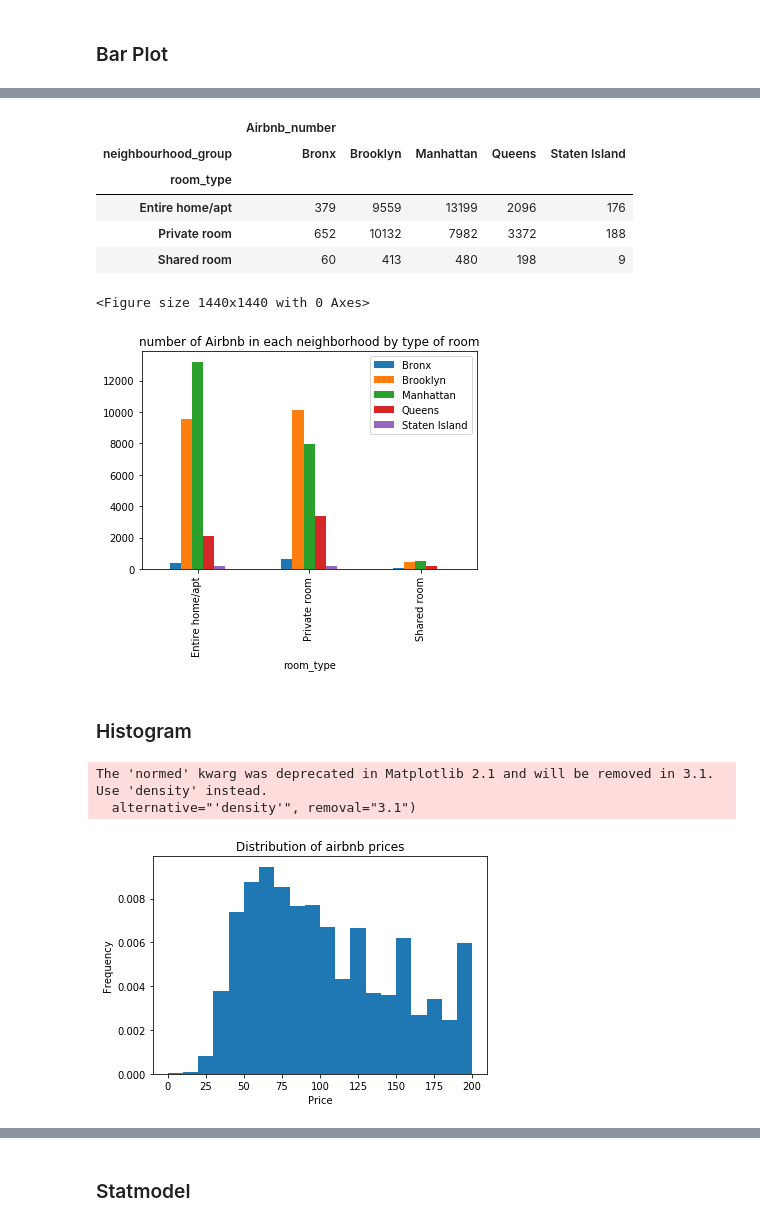
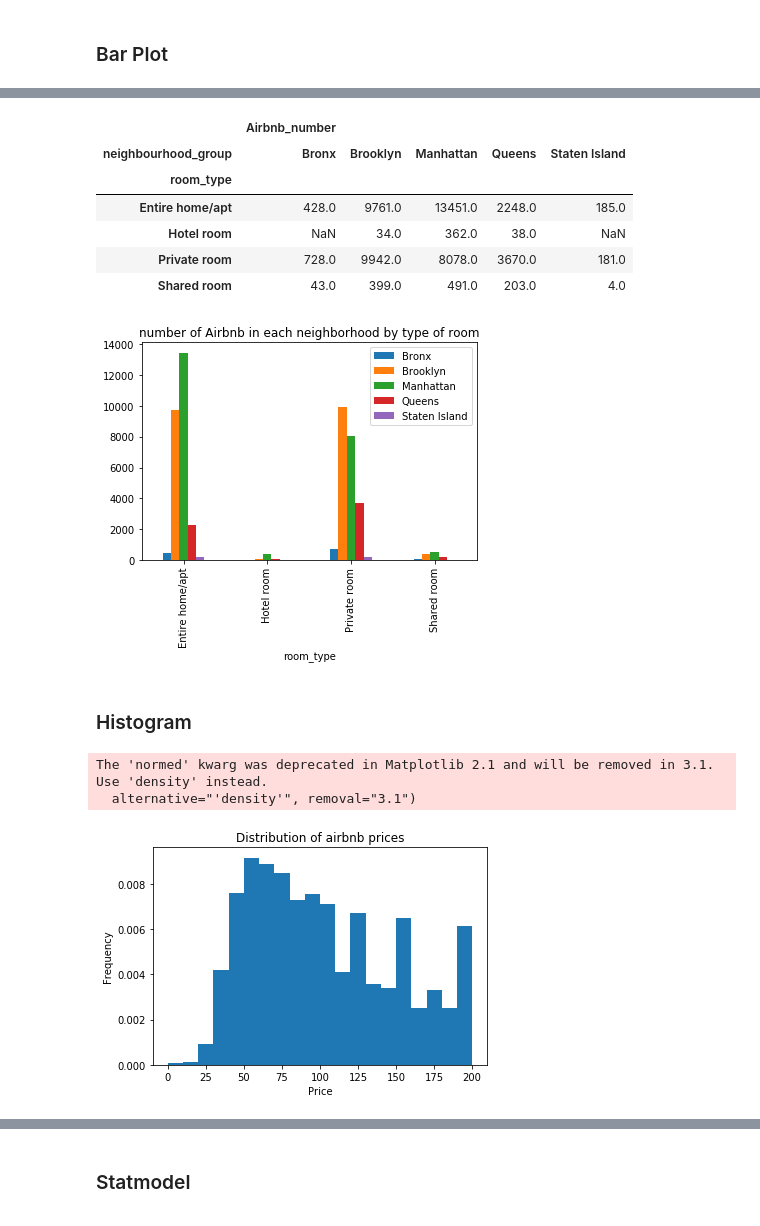
Before and after one commit to DianeDrl/Project3_Prediction_travelers_Airbnb_NYC, a Jupyter notebook: NYC-Airbnb.ipynb, the cells around one changed output, grey strips where cells are left out. Drawn from its saved outputs; the diff is of its cells as text; code cells hidden in the pictures.

```diff
--- a/NYC-Airbnb.ipynb
+++ b/NYC-Airbnb.ipynb
@@ -213,2 +311,12 @@ airbnb.head()
 # %% [markdown]
 # Data Visualisation
+# %%
+df=pd.read_csv('listings.csv')
+#Count the total listings in each neighbourhood
+nh_counts = df['neighbourhood'].value_counts(dropna=False)
+
+#Get the average price of listings in each neighbourhood
+nh_price = df.groupby('neighbourhood')['price'].mean().sort_values(ascending=False)
+
+# This shows the popularity of different neighbourhoods in New York
+nh_avail = df.groupby('neighbourhood')['availability_365'].mean().sort_values(ascending=False)
@@ -430,6 +589,6 @@ ax4.set_xticklabels(['Entire home/apt','Private room','Shared room'],rotation=0)
 # %%
 # Number of type rooms by neighborhoods
-type_neighborhood=Airbnb.groupby(['room_type','neighbourhood_group'])[['price']].count()
+type_neighborhood=df.groupby(['room_type','neighbourhood_group'])[['price']].count()
 type_neighborhood.columns=['Airbnb_number']
 type_neighborhood=type_neighborhood.unstack(level='neighbourhood_group')
 type_neighborhood
@@ -437,27 +596,26 @@ type_neighborhood
 |  | Airbnb_number |  |  |  |  |
 | neighbourhood_group | Bronx | Brooklyn | Manhattan | Queens | Staten Island |
 | room_type |  |  |  |  |  |
-| Entire home/apt | 379 | 9559 | 13199 | 2096 | 176 |
-| Private room | 652 | 10132 | 7982 | 3372 | 188 |
-| Shared room | 60 | 413 | 480 | 198 | 9 |
+| Entire home/apt | 428.0 | 9761.0 | 13451.0 | 2248.0 | 185.0 |
+| Hotel room | NaN | 34.0 | 362.0 | 38.0 | NaN |
+| Private room | 728.0 | 9942.0 | 8078.0 | 3670.0 | 181.0 |
+| Shared room | 43.0 | 399.0 | 491.0 | 203.0 | 4.0 |
 # %%
-plt.figure(figsize=(20,20))
 type_neighborhood.plot(kind='bar')
 plt.title('number of Airbnb in each neighborhood by type of room')
 plt.legend(['Bronx','Brooklyn','Manhattan','Queens','Staten Island'])
 plt.show()
 # %% [output]
-<Figure size 1440x1440 with 0 Axes>
-[figure, old version]
+[figure, new version]
 # %% [markdown]
 ### Histogram
 # %%
-airbnb.plot(y='price', kind='hist', bins=20 , range=(0,200) , normed=True , legend=None)
+df.plot(y='price', kind='hist', bins=20 , range=(0,200) , normed=True , legend=None)
 plt.xlabel('Price')
 plt.title('Distribution of airbnb prices')
 plt.show()
 # %% [output]
 The 'normed' kwarg was deprecated in Matplotlib 2.1 and will be removed in 3.1. Use 'density' instead.
   alternative="'density'", removal="3.1")
-[figure, old version]
+[figure, new version]
 # %%
```
Also changed, not shown: parts of 125 cells of this notebook, 2 other files.
